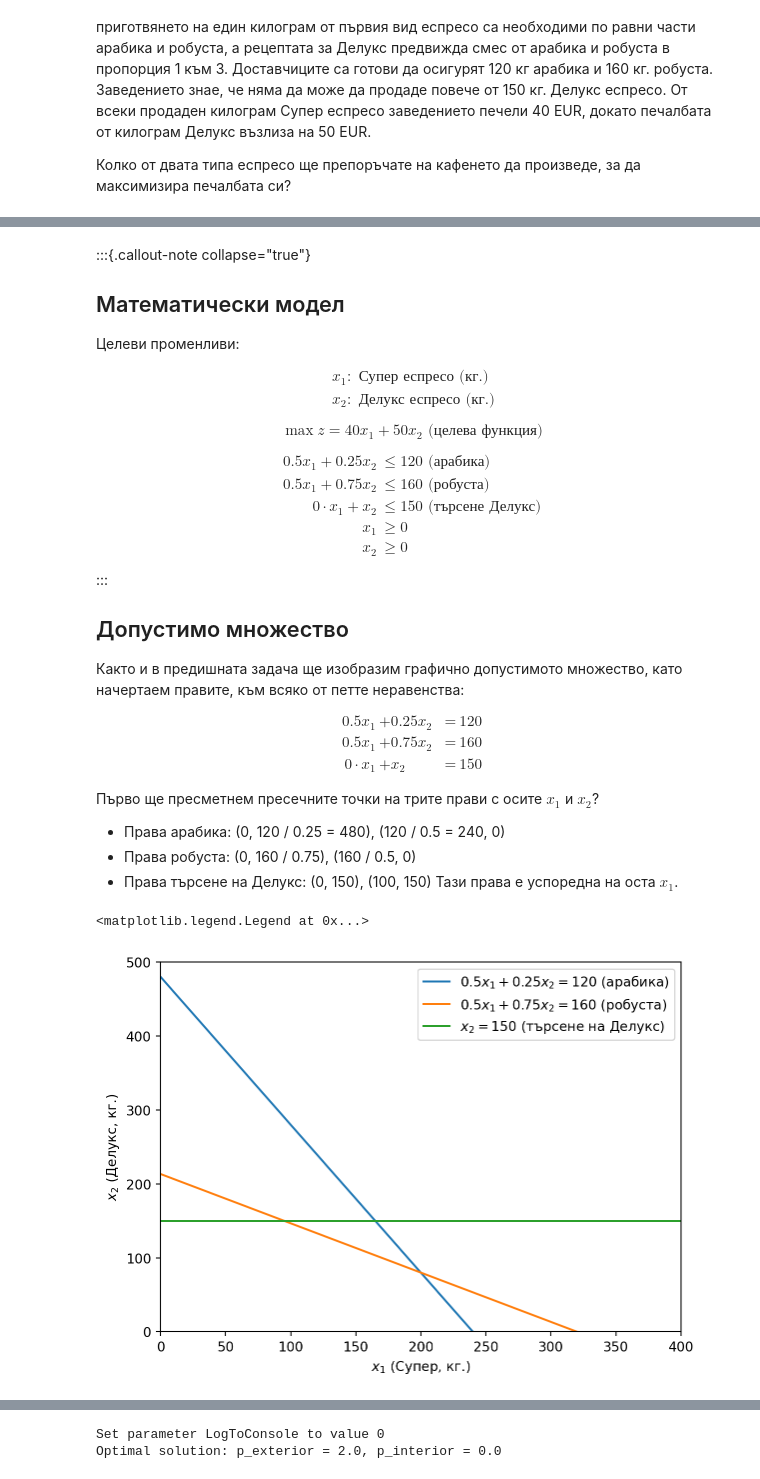
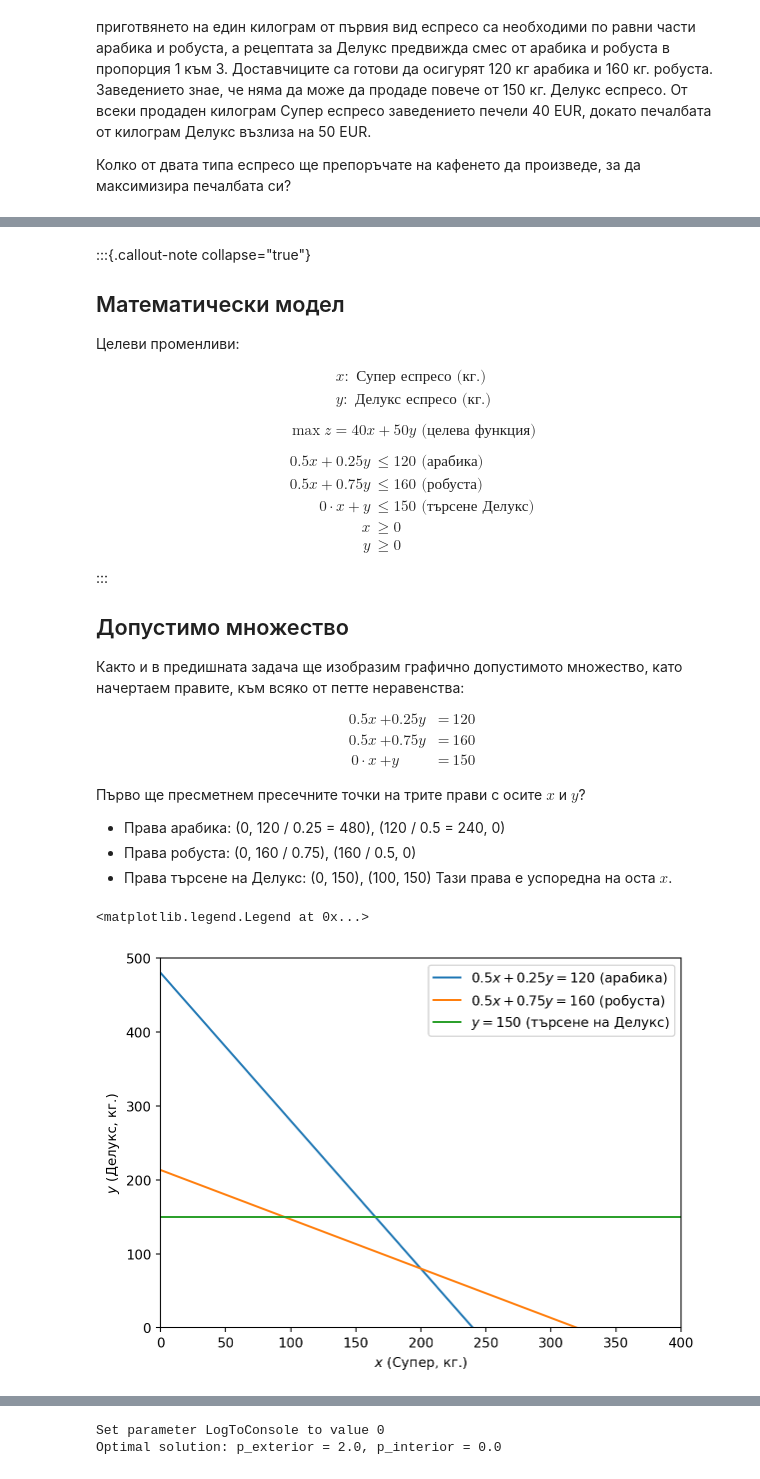
Before and after one commit to febse/opt2026, a Jupyter notebook: 02-Graphical-1.ipynb, the cells around one changed output, grey strips where cells are left out. Cells and saved outputs as stored; diff of their text form; code cells hidden in the pictures.

```diff
--- a/02-Graphical-1.ipynb
+++ b/02-Graphical-1.ipynb
@@ -21,22 +25,22 @@ from plotly import graph_objects as go
 
 $$
 \begin{align*}
-& x_1: \text{ Супер еспресо (кг.)}\\
-& x_2: \text{ Делукс еспресо (кг.)}
+& x: \text{ Супер еспресо (кг.)}\\
+& y: \text{ Делукс еспресо (кг.)}
 \end{align*}
 $$
 
 $$
-\max z = 40 x_1 + 50 x_2 \text{ (целева функция)}
+\max z = 40 x + 50 y \text{ (целева функция)}
 $$
 
 $$
 \begin{align*}
-0.5 x_1 + 0.25 x_2 & \leq 120 \text{ (арабика)}\\
-0.5 x_1 + 0.75 x_2 & \leq 160 \text{ (робуста)} \\
-0 \cdot x_1 + x_2 & \leq 150 \text{ (търсене Делукс)}\\
-x_1 & \geq 0 \\
-x_2 & \geq 0
+0.5 x + 0.25 y & \leq 120 \text{ (арабика)}\\
+0.5 x + 0.75 y & \leq 160 \text{ (робуста)} \\
+0 \cdot x + y & \leq 150 \text{ (търсене Делукс)}\\
+x & \geq 0 \\
+y & \geq 0
 \end{align*}
 $$
 :::
@@ -48,13 +52,13 @@ $$
 
 $$
 \begin{align}
-0.5 x_1 & + 0.25 x_2 & = & 120 \\
-0.5 x_1 & + 0.75 x_2 & = & 160 \\
-0 \cdot x_1 & + x_2 & = & 150
+0.5 x & + 0.25 y & = & 120 \\
+0.5 x & + 0.75 y & = & 160 \\
+0 \cdot x & + y & = & 150
 \end{align}
 $$
 
-Първо ще пресметнем пресечните точки на трите прави с осите $x_1$ и  $x_2$?
+Първо ще пресметнем пресечните точки на трите прави с осите $x$ и  $y$?
 
 - Права арабика:
 (0, 120 / 0.25 = 480), (120 / 0.5 = 240, 0)
@@ -62,29 +66,29 @@ $$
 (0, 160 / 0.75), (160 / 0.5, 0)
 - Права търсене на Делукс:
 (0, 150), (100, 150)
-Тази права е успоредна на оста $x_1$.
+Тази права е успоредна на оста $x$.
 # %%
 #| label: fig-coffее-restr
 #| fig-cap: "Прави на трите ограничения"
 
 import matplotlib.pyplot as plt
 import numpy as np
 from IPython.display import display
 
 fig, ax = plt.subplots()
 
-ax.plot([0, 240], [480, 0], label=r"$0.5 x_1 + 0.25 x_2 = 120$ (арабика)")
-ax.plot([0, 320], [213.33, 0], label=r"$0.5 x_1 + 0.75 x_2 = 160$ (робуста)")
-ax.plot([0, 400], [150, 150], label=r"$x_2 = 150$ (търсене на Делукс)")
+ax.plot([0, 240], [480, 0], label=r"$0.5 x + 0.25 y = 120$ (арабика)")
+ax.plot([0, 320], [213.33, 0], label=r"$0.5 x + 0.75 y = 160$ (робуста)")
+ax.plot([0, 400], [150, 150], label=r"$y = 150$ (търсене на Делукс)")
 
 ax.set_xlim((0, 400))
 ax.set_ylim((0, 500))
-ax.set_xlabel(r'$x_1$ (Супер, кг.)')
-ax.set_ylabel(r'$x_2$ (Делукс, кг.)')
+ax.set_xlabel(r'$x$ (Супер, кг.)')
+ax.set_ylabel(r'$y$ (Делукс, кг.)')
 ax.legend(loc=0)
 # %% [output]
 <matplotlib.legend.Legend at 0x...>
-[figure, old version]
+[figure, new version]
 # %% [markdown]
 <!--
 Допустимото множество е определено от всички точки, които едновременно изпълняват
```
Also changed, not shown: parts of 11 cells of this notebook, 2 other files.
